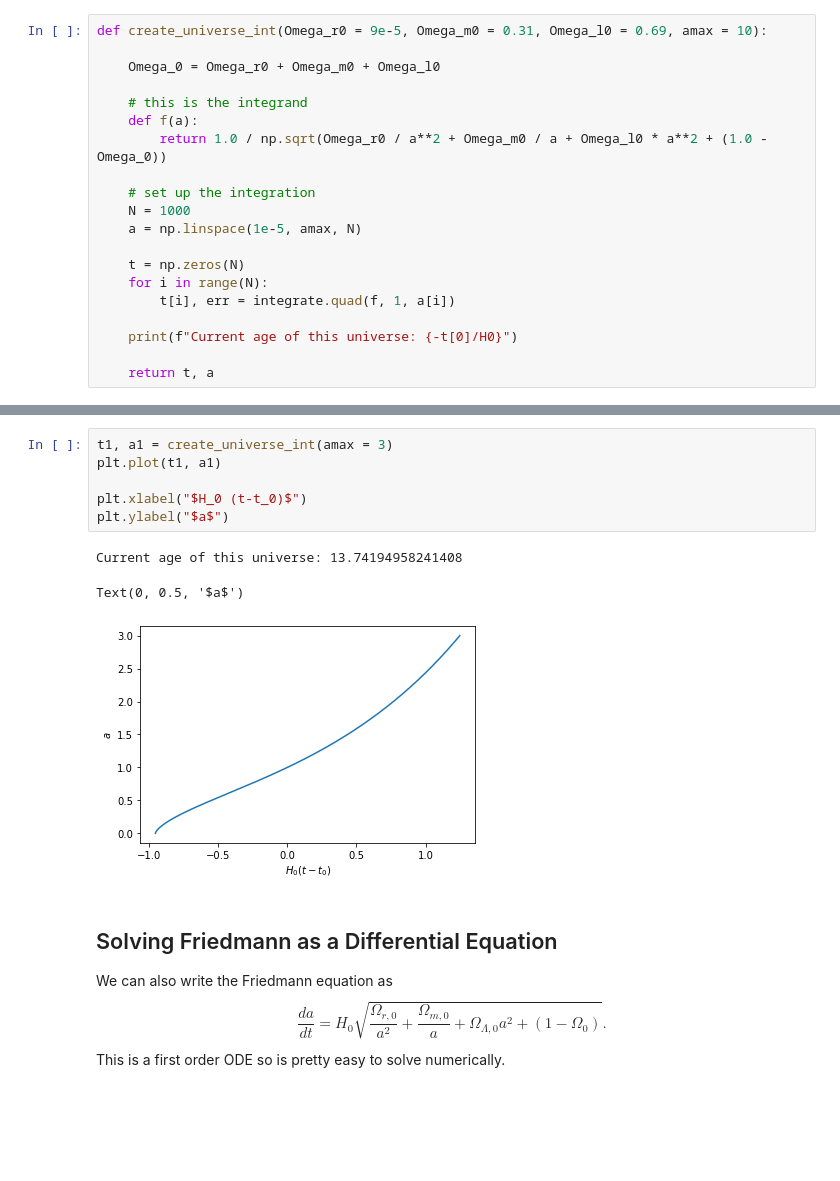
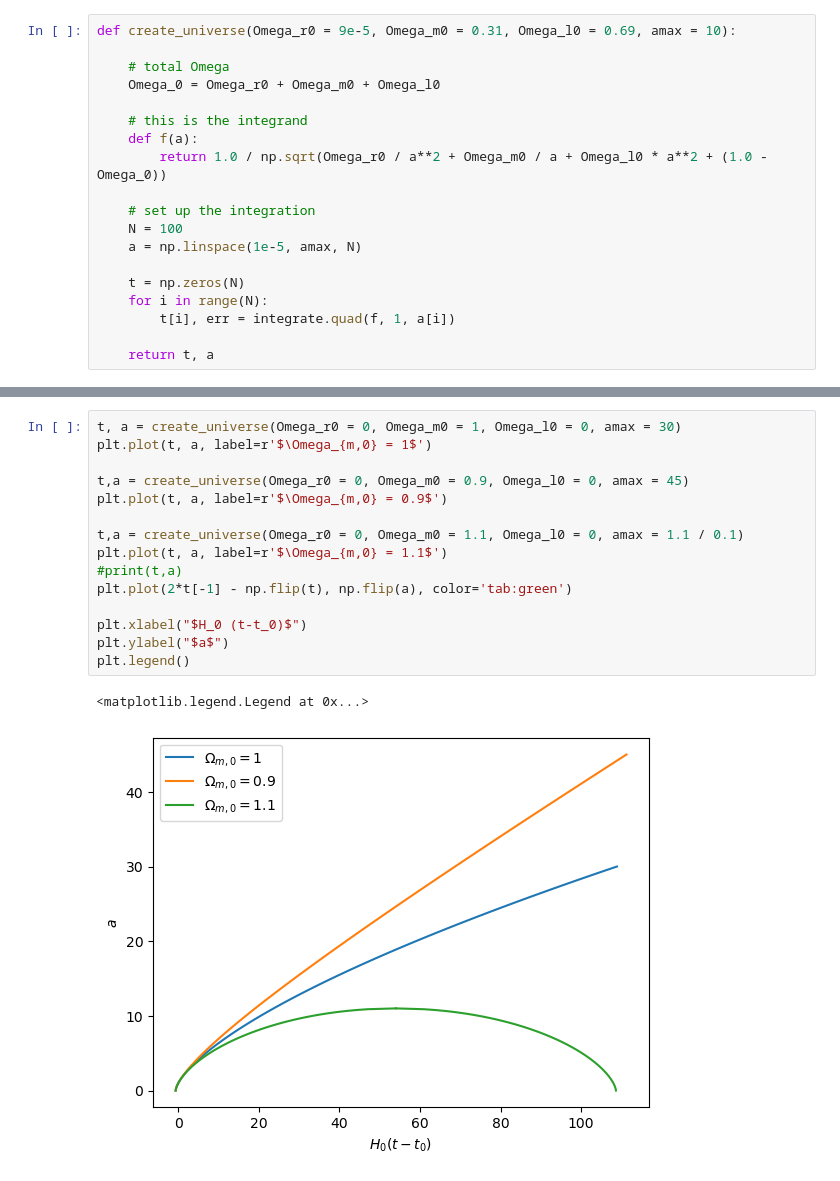
Before and after one commit to josephmacmillan/Teaching, a Jupyter notebook: Building Universes.ipynb, the cells around one changed output, grey strips where cells are left out. Drawn from its saved outputs; the diff is of its cells as text; blank space fills up the shorter version.

```diff
--- a/Building Universes.ipynb
+++ b/Building Universes.ipynb
@@ -22,6 +29,7 @@ H0 = 68.0 / 3.086e+19 * (60*60*24*365*1e9)
 # %%
-def create_universe_int(Omega_r0 = 9e-5, Omega_m0 = 0.31, Omega_l0 = 0.69, amax = 10):
+def create_universe(Omega_r0 = 9e-5, Omega_m0 = 0.31, Omega_l0 = 0.69, amax = 10):
 
+    # total Omega
     Omega_0 = Omega_r0 + Omega_m0 + Omega_l0
 
     # this is the integrand
@@ -29,14 +37,12 @@ def create_universe_int(Omega_r0 = 9e-5, Omega_m0 = 0.31, Omega_l0 = 0.69, amax
         return 1.0 / np.sqrt(Omega_r0 / a**2 + Omega_m0 / a + Omega_l0 * a**2 + (1.0 - Omega_0))
 
     # set up the integration
-    N = 1000
+    N = 100
     a = np.linspace(1e-5, amax, N)
 
     t = np.zeros(N)
     for i in range(N):
         t[i], err = integrate.quad(f, 1, a[i])
 
-    print(f"Current age of this universe: {-t[0]/H0}")
-
     return t, a
 # %% [markdown]
@@ -44,18 +52,18 @@ Test it for our universe:
 # %%
-t1, a1 = create_universe_int(amax = 3)
-plt.plot(t1, a1)
+t, a = create_universe(Omega_r0 = 0, Omega_m0 = 1, Omega_l0 = 0, amax = 30)
+plt.plot(t, a, label=r'$\Omega_{m,0} = 1$')
+
+t,a = create_universe(Omega_r0 = 0, Omega_m0 = 0.9, Omega_l0 = 0, amax = 45)
+plt.plot(t, a, label=r'$\Omega_{m,0} = 0.9$')
+
+t,a = create_universe(Omega_r0 = 0, Omega_m0 = 1.1, Omega_l0 = 0, amax = 1.1 / 0.1)
+plt.plot(t, a, label=r'$\Omega_{m,0} = 1.1$')
+#print(t,a)
+plt.plot(2*t[-1] - np.flip(t), np.flip(a), color='tab:green')
 
 plt.xlabel("$H_0 (t-t_0)$")
 plt.ylabel("$a$")
+plt.legend()
 # %% [output]
-Current age of this universe: 13.74194958241408
+<matplotlib.legend.Legend at 0x...>
-Text(0, 0.5, '$a$')
-[figure, old version]
+[figure, new version]
-# %% [markdown]
-## Solving Friedmann as a Differential Equation
-
-We can also write the Friedmann equation as
-$$
-\frac{da}{dt} = H_0 \sqrt{ \frac{\Omega_{r,0}}{a^2} + \frac{\Omega_{m,0}}{a} + \Omega_{\Lambda,0}a^2 + (1 - \Omega_0) }.
-$$
-This is a first order ODE so is pretty easy to solve numerically.
```
Also changed, not shown: parts of 10 cells of this notebook.
